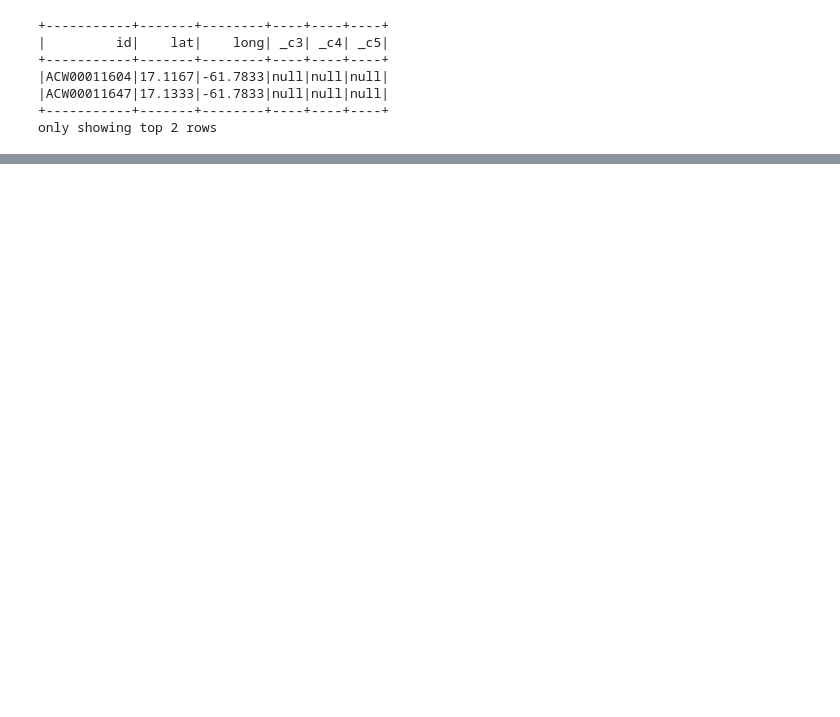
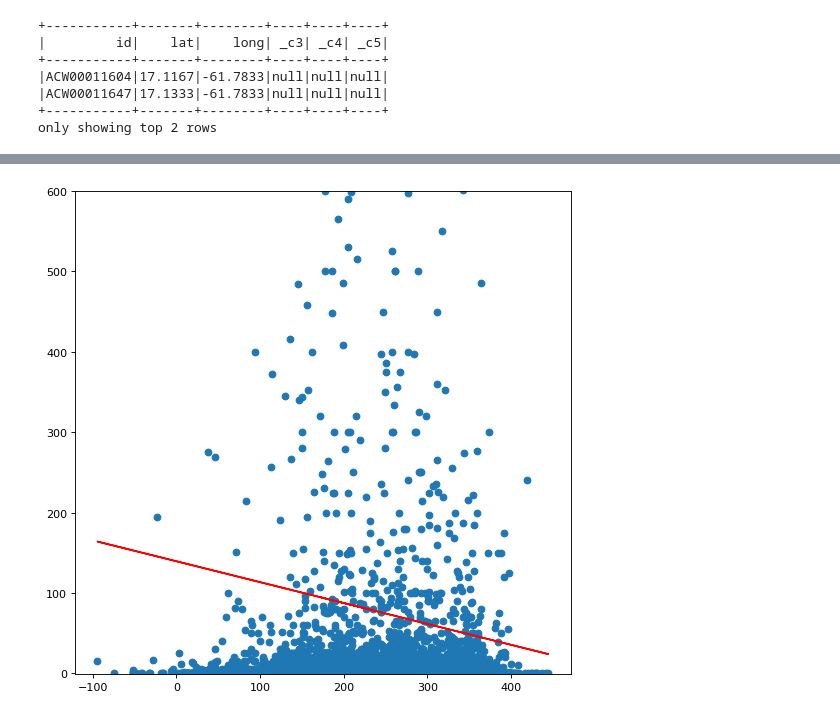
Before and after one commit to chettkulkarni/MachineLearning, a Jupyter notebook: weatherDataLoad.ipynb, the cells around one changed output, grey strips where cells are left out. Cells and saved outputs as stored; diff of their text form; code cells hidden in the pictures; blank space fills up the shorter version.

```diff
--- a/weatherDataLoad.ipynb
+++ b/weatherDataLoad.ipynb
@@ -407,0 +537,9 @@ complete
+# %%
+plt.figure(figsize=(8, 8), dpi=80)
+plt.scatter(X_test, Y_test)
+# plt.xlim(-1, 1)
+plt.ylim(-1, 600)
+plt.plot(X_test, pred, color='red')
+plt.show()
+# %% [output]
+[figure, added]
```
Also changed, not shown: parts of 57 cells of this notebook.
